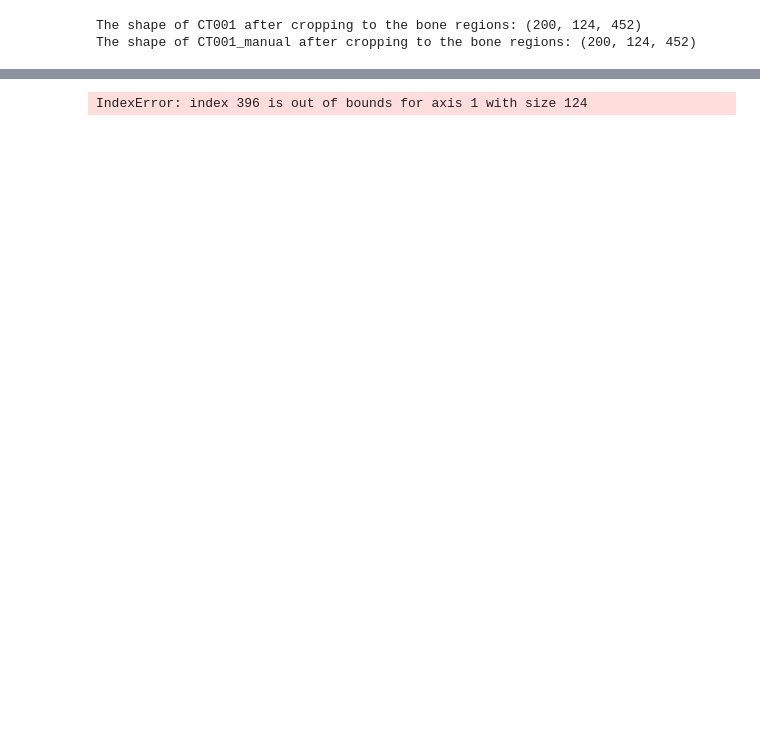
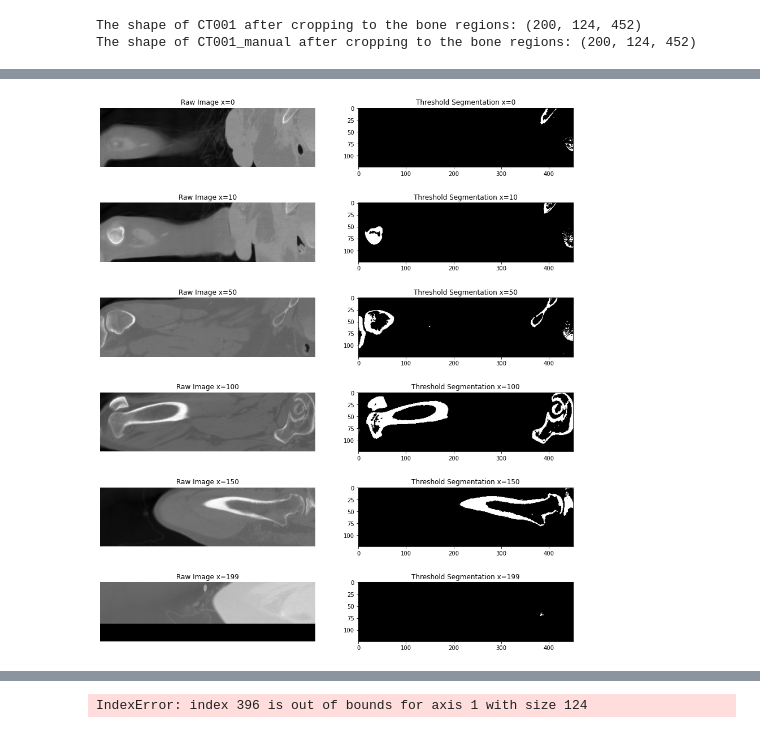
Before and after one commit to tyleryip/BMEN509_CourseProject, a Jupyter notebook: bone_segmentation_mesh_printing.ipynb, the cells around one changed output, grey strips where cells are left out. Saved outputs shown, nothing was run; the diff lists cells and outputs as text; code cells hidden in the pictures; blank space fills up the shorter version.

```diff
--- a/bone_segmentation_mesh_printing.ipynb
+++ b/bone_segmentation_mesh_printing.ipynb
@@ -213,0 +150,31 @@ Text(0.5, 1.0, 'Segmented Mask')
+# %%
+# Based on the histograms above, it appears that 200 is a good value for threshold segmentation.
+threshold = 200
+
+# We can try threshold segmentation using 200 on a few slices
+plt.figure(figsize=(15, 18))
+subplot_idx = 1
+
+for slice_x in [0, 10, 50, 100, 150, 199]:
+    ct_slice = cropped_ct001[slice_x,:,:]
+
+    # Plot the image
+    plt.subplot(6, 2, subplot_idx)
+    plt.imshow(ct_slice, cmap='gray')
+    plt.title(f'Raw Image x={slice_x}')
+    plt.axis('off')
+
+    mask = np.zeros_like(ct_slice,'uint8')
+    mask[ct_slice <= threshold] = 0
+    mask[ct_slice > threshold] = 1
+
+    # Plot the histogram
+    plt.subplot(6, 2, subplot_idx + 1)
+    plt.imshow(mask, cmap='gray')
+    plt.title(f'Threshold Segmentation x={slice_x}')
+
+    subplot_idx += 2
+
+plt.show()
+# %% [output]
+[figure, added]
```
Also changed, not shown: parts of 27 cells of this notebook.
